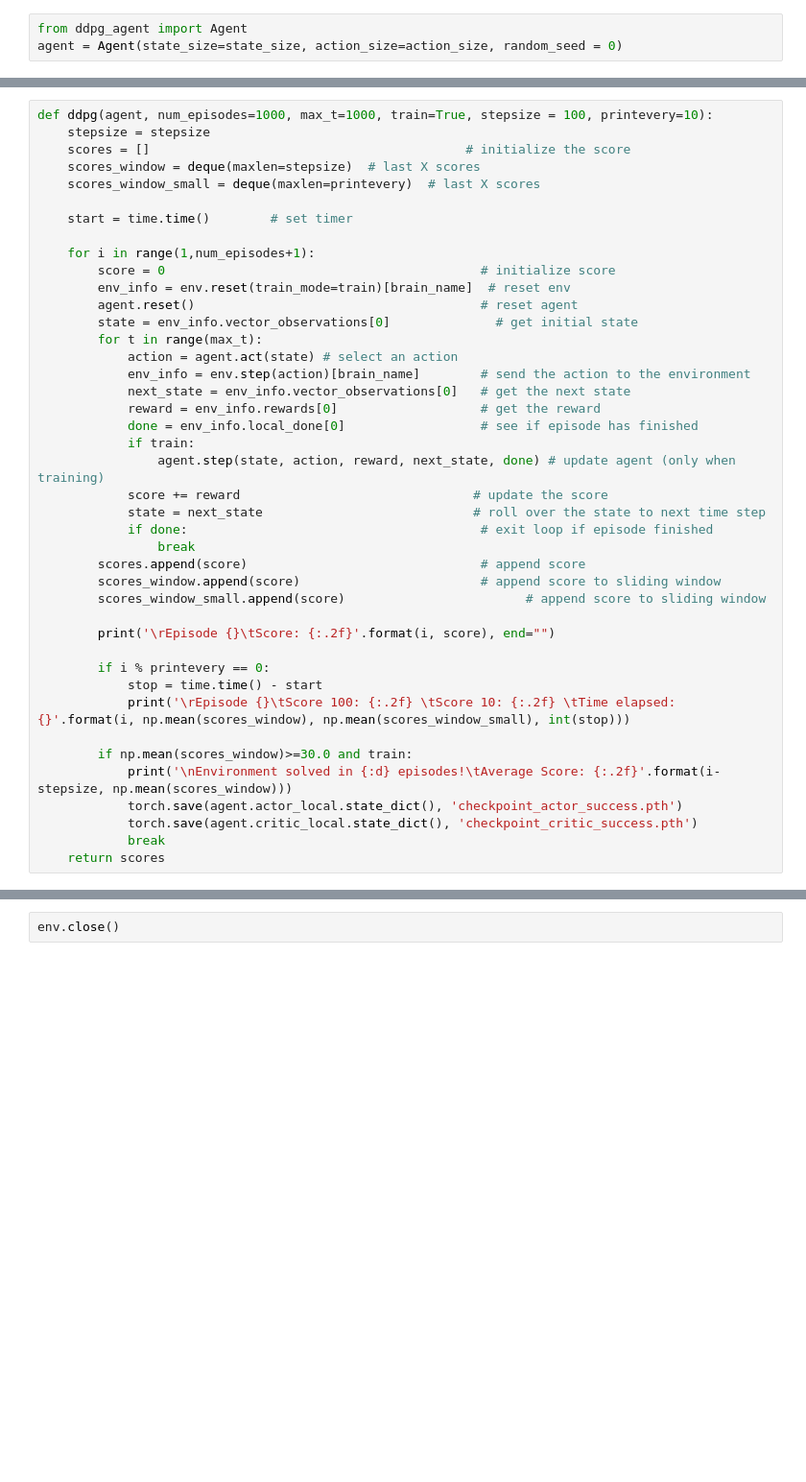
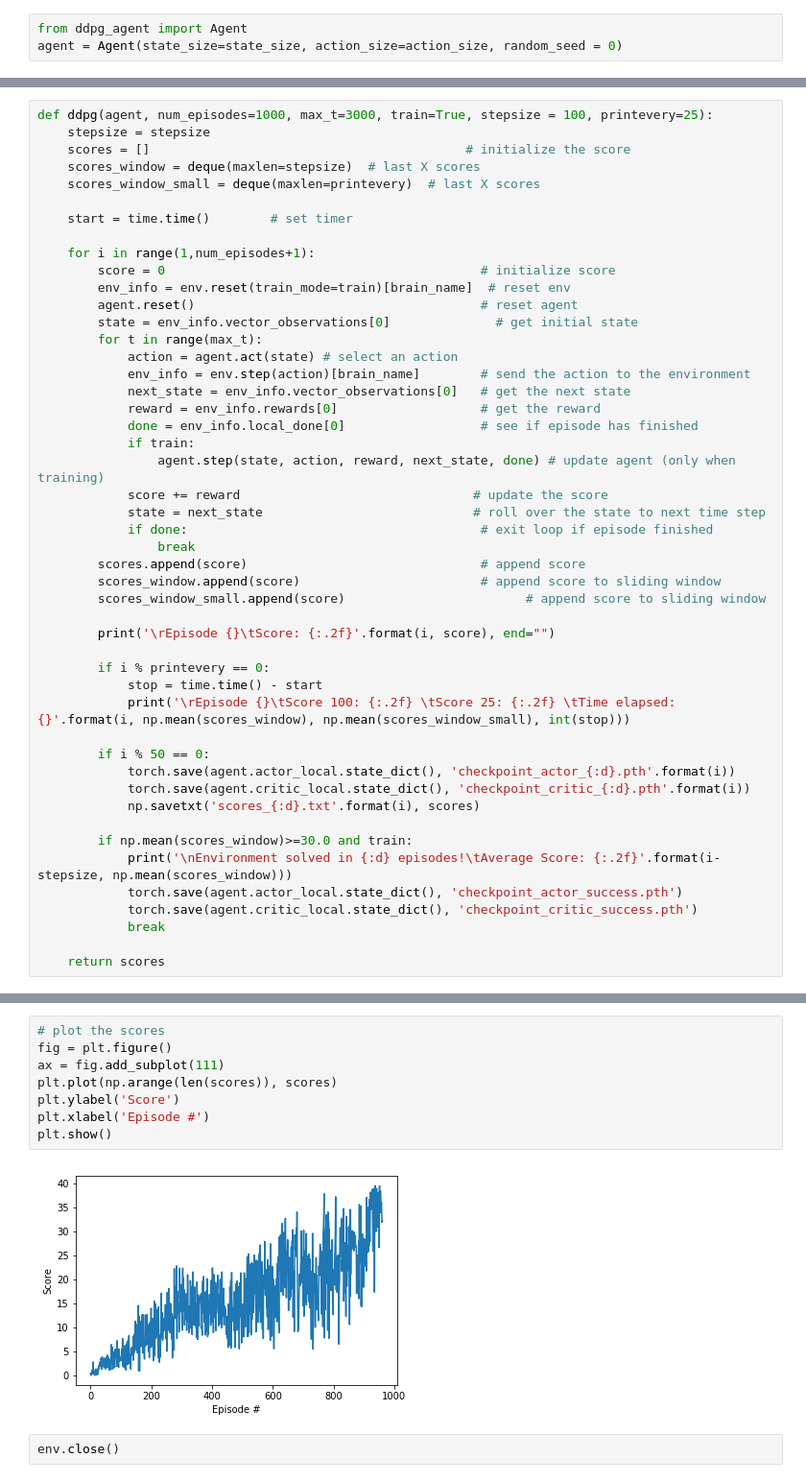
Before and after one commit to KCool/drlnd_continuouscontrol, a Jupyter notebook: Continuous_Control_Solution.ipynb, the cells around one changed output, grey strips where cells are left out. Shown at 96% size. Drawn from its saved outputs; the diff is of its cells as text; blank space fills up the shorter version.

Commit message:
add final notebook and pretrained agents
solved in 862 episodes

```diff
--- a/Continuous_Control_Solution.ipynb
+++ b/Continuous_Control_Solution.ipynb
@@ -101,5 +86,5 @@ print(action_size)
 # %%
-def ddpg(agent, num_episodes=1000, max_t=1000, train=True, stepsize = 100, printevery=10):
+def ddpg(agent, num_episodes=1000, max_t=3000, train=True, stepsize = 100, printevery=25):
     stepsize = stepsize
     scores = []                                          # initialize the score
     scores_window = deque(maxlen=stepsize)  # last X scores
@@ -132,11 +117,17 @@ def ddpg(agent, num_episodes=1000, max_t=1000, train=True, stepsize = 100, print
 
         if i % printevery == 0:
             stop = time.time() - start
-            print('\rEpisode {}\tScore 100: {:.2f} \tScore 10: {:.2f} \tTime elapsed: {}'.format(i, np.mean(scores_window), np.mean(scores_window_small), int(stop)))
+            print('\rEpisode {}\tScore 100: {:.2f} \tScore 25: {:.2f} \tTime elapsed: {}'.format(i, np.mean(scores_window), np.mean(scores_window_small), int(stop)))
+
+        if i % 50 == 0:
+            torch.save(agent.actor_local.state_dict(), 'checkpoint_actor_{:d}.pth'.format(i))
+            torch.save(agent.critic_local.state_dict(), 'checkpoint_critic_{:d}.pth'.format(i))
+            np.savetxt('scores_{:d}.txt'.format(i), scores)
 
         if np.mean(scores_window)>=30.0 and train:
             print('\nEnvironment solved in {:d} episodes!\tAverage Score: {:.2f}'.format(i-stepsize, np.mean(scores_window)))
             torch.save(agent.actor_local.state_dict(), 'checkpoint_actor_success.pth')
             torch.save(agent.critic_local.state_dict(), 'checkpoint_critic_success.pth')
             break
+
     return scores
@@ -175,2 +157,12 @@ When finished, you can close the environment.
+# %%
+# plot the scores
+fig = plt.figure()
+ax = fig.add_subplot(111)
+plt.plot(np.arange(len(scores)), scores)
+plt.ylabel('Score')
+plt.xlabel('Episode #')
+plt.show()
+# %% [output]
+[figure, added]
 # %%
 env.close()
```
Also changed, not shown: parts of 21 cells of this notebook, 4 other files.
